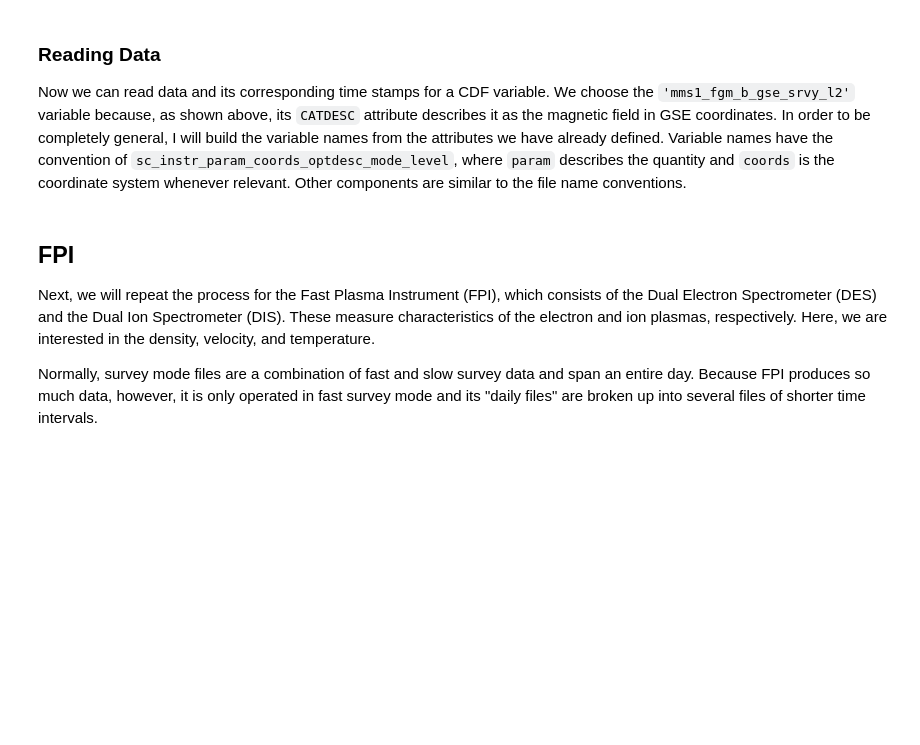
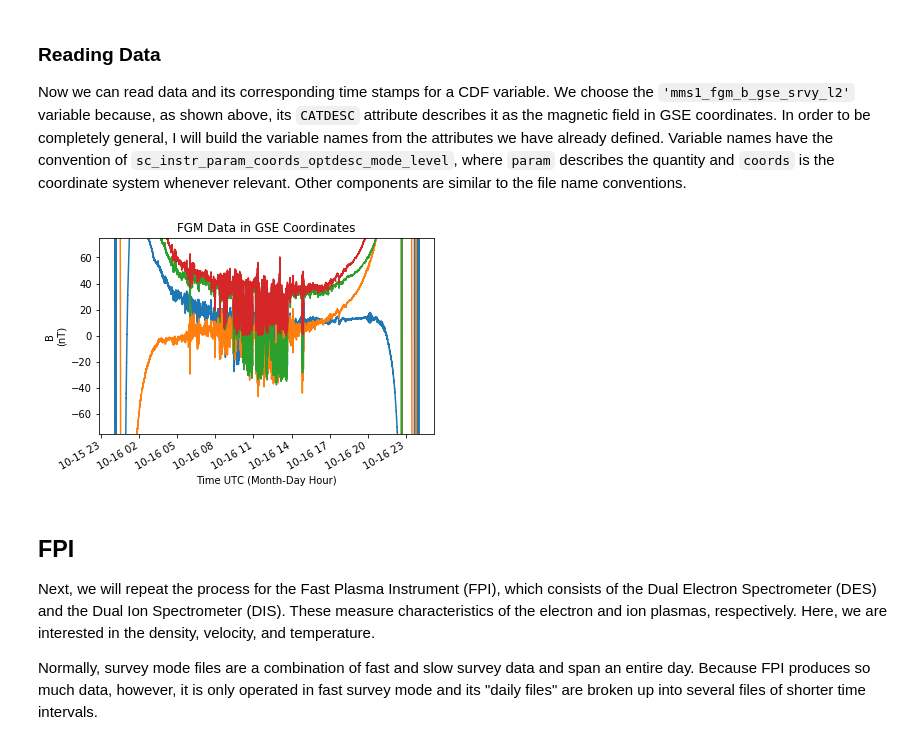
Before and after one commit to argallmr/pymms, a Jupyter notebook: mms_ml_data2csv.ipynb, the cells around one changed output. Saved outputs shown, nothing was run; the diff lists cells and outputs as text; code cells hidden in the pictures; blank space fills up the shorter version.

Commit message:
Visualize data at each stage with matplotlib.

```diff
--- a/mms_ml_data2csv.ipynb
+++ b/mms_ml_data2csv.ipynb
@@ -105,6 +109,21 @@ fgm_b = cdf[b_vname][:]
 
 # Close the CDF
 cdf.close()
+# %%
+# Visualize the data
+fig, ax = plt.subplots(1)
+ax.plot(fgm_t, fgm_b)
+fig.autofmt_xdate()
+
+# Plot properties
+ax.set_title('FGM Data in GSE Coordinates')
+ax.set_ylim([-75,75])
+ax.set_ylabel('B\n(nT)')
+ax.set_xlabel('Time UTC (Month-Day Hour)')
+ax.fmt_xdata = mdates.DateFormatter('%m-%d %H:%M')
+plt.show()
+# %% [output]
+[figure, added]
 # %% [markdown]
 ## FPI
 Next, we will repeat the process for the Fast Plasma Instrument (FPI), which consists of the Dual Electron Spectrometer (DES) and the Dual Ion Spectrometer (DIS). These measure characteristics of the electron and ion plasmas, respectively. Here, we are interested in the density, velocity, and temperature.
```
Also changed, not shown: parts of 7 cells of this notebook.
